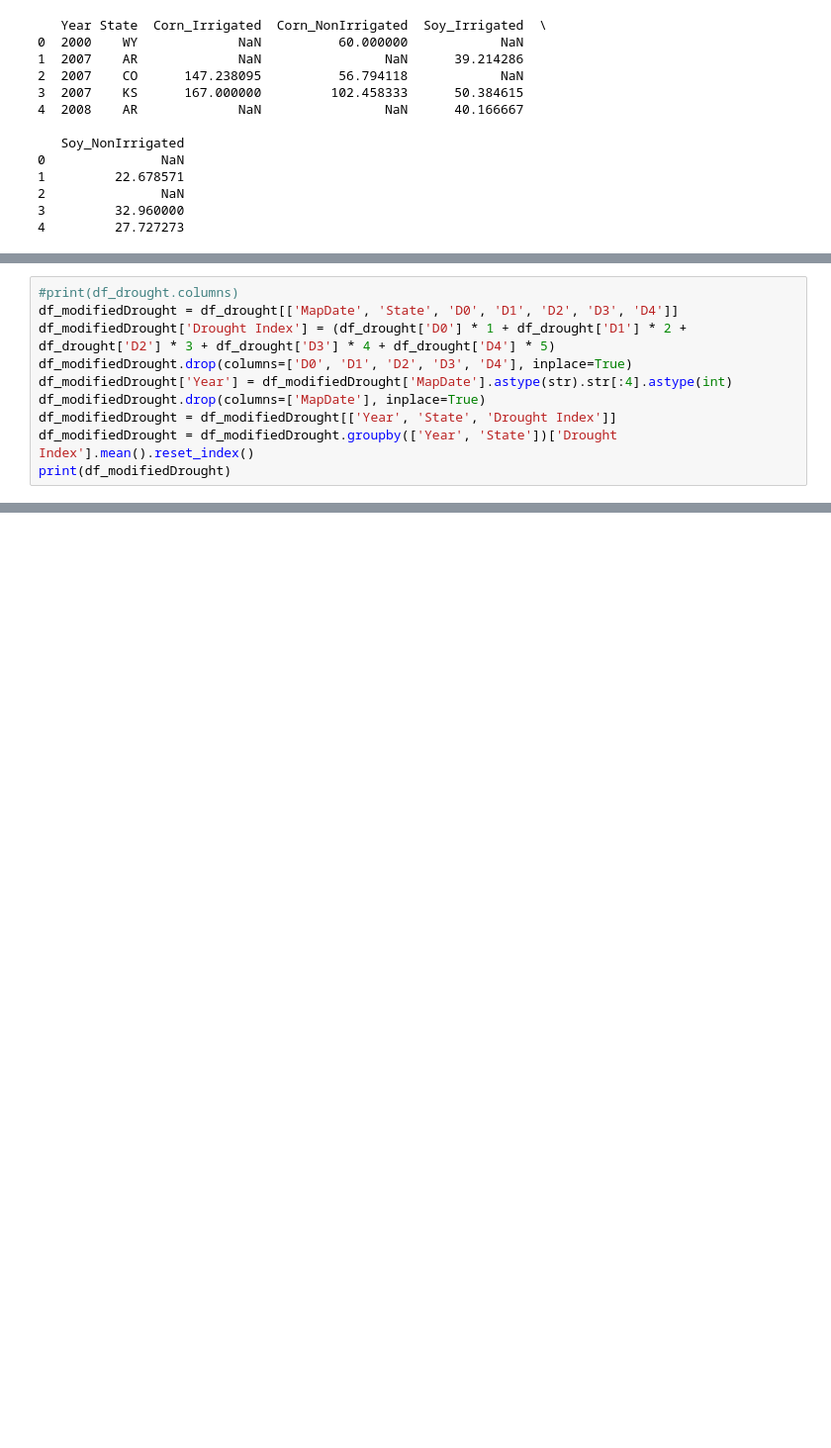
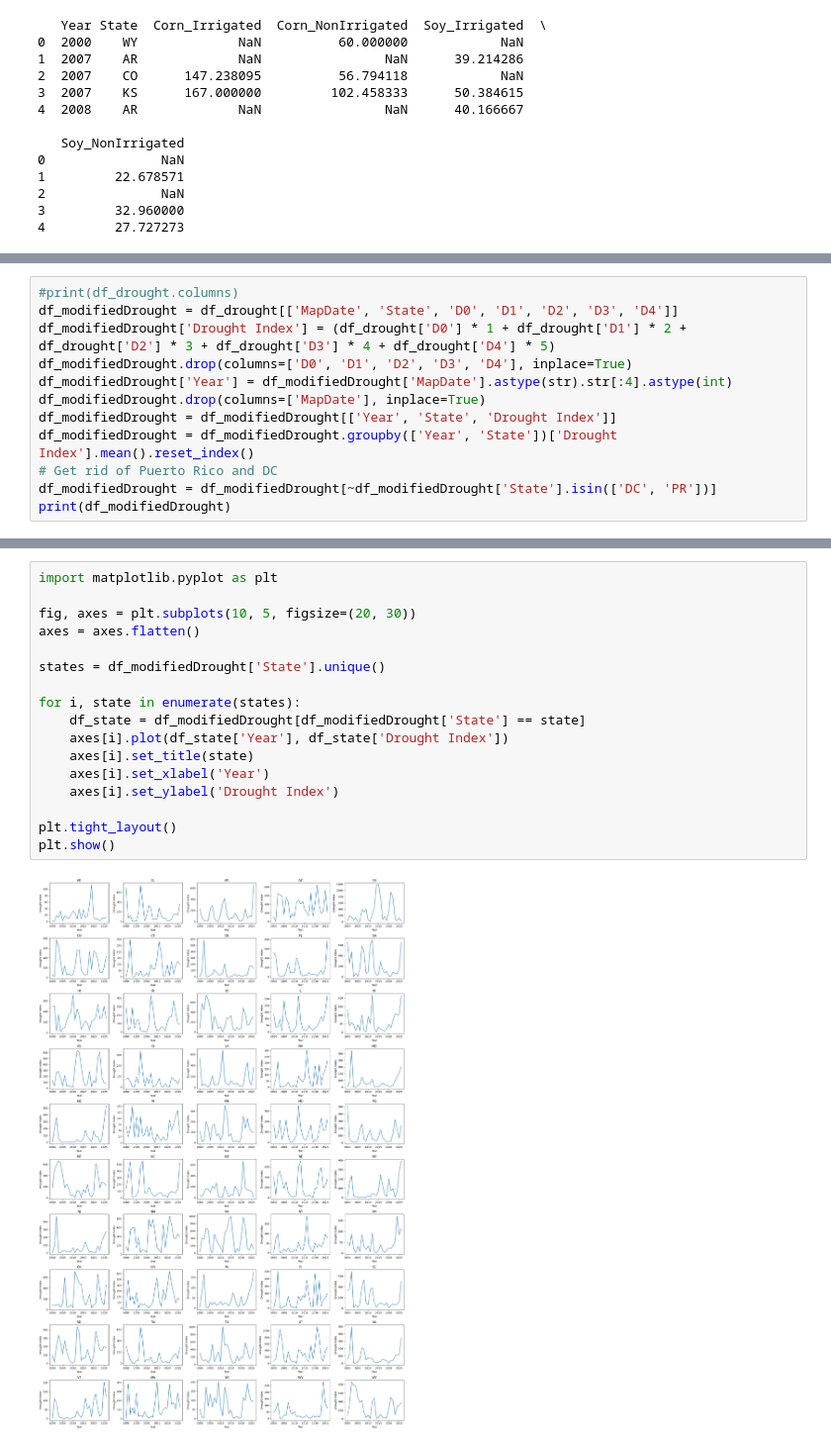
Before and after one commit to edb1014/CPSC-485-Final-Project, a Jupyter notebook: edb1014_Final Project.ipynb, the cells around one changed output, grey strips where cells are left out. Shown at 99% size. Saved outputs shown, nothing was run; the diff lists cells and outputs as text; blank space fills up the shorter version.

Commit message:
data visualization

```diff
--- a/edb1014_Final Project.ipynb
+++ b/edb1014_Final Project.ipynb
@@ -107,6 +75,8 @@ df_modifiedDrought['Year'] = df_modifiedDrought['MapDate'].astype(str).str[:4].a
 df_modifiedDrought.drop(columns=['MapDate'], inplace=True)
 df_modifiedDrought = df_modifiedDrought[['Year', 'State', 'Drought Index']]
 df_modifiedDrought = df_modifiedDrought.groupby(['Year', 'State'])['Drought Index'].mean().reset_index()
+# Get rid of Puerto Rico and DC
+df_modifiedDrought = df_modifiedDrought[~df_modifiedDrought['State'].isin(['DC', 'PR'])]
 print(df_modifiedDrought)
 # %% [output]
       Year State  Drought Index
@@ -125,0 +96,19 @@ print(df_modifiedDrought)
+# %%
+import matplotlib.pyplot as plt
+
+fig, axes = plt.subplots(10, 5, figsize=(20, 30))
+axes = axes.flatten()
+
+states = df_modifiedDrought['State'].unique()
+
+for i, state in enumerate(states):
+    df_state = df_modifiedDrought[df_modifiedDrought['State'] == state]
+    axes[i].plot(df_state['Year'], df_state['Drought Index'])
+    axes[i].set_title(state)
+    axes[i].set_xlabel('Year')
+    axes[i].set_ylabel('Drought Index')
+
+plt.tight_layout()
+plt.show()
+# %% [output]
+[figure, added]
```
Also changed, not shown: parts of 6 cells of this notebook.
